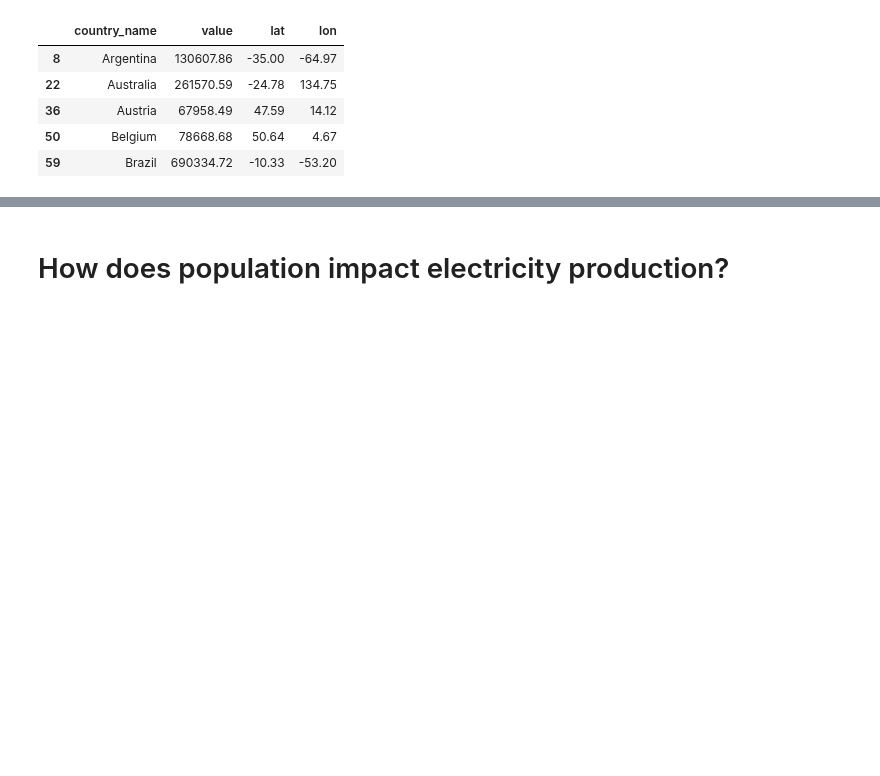
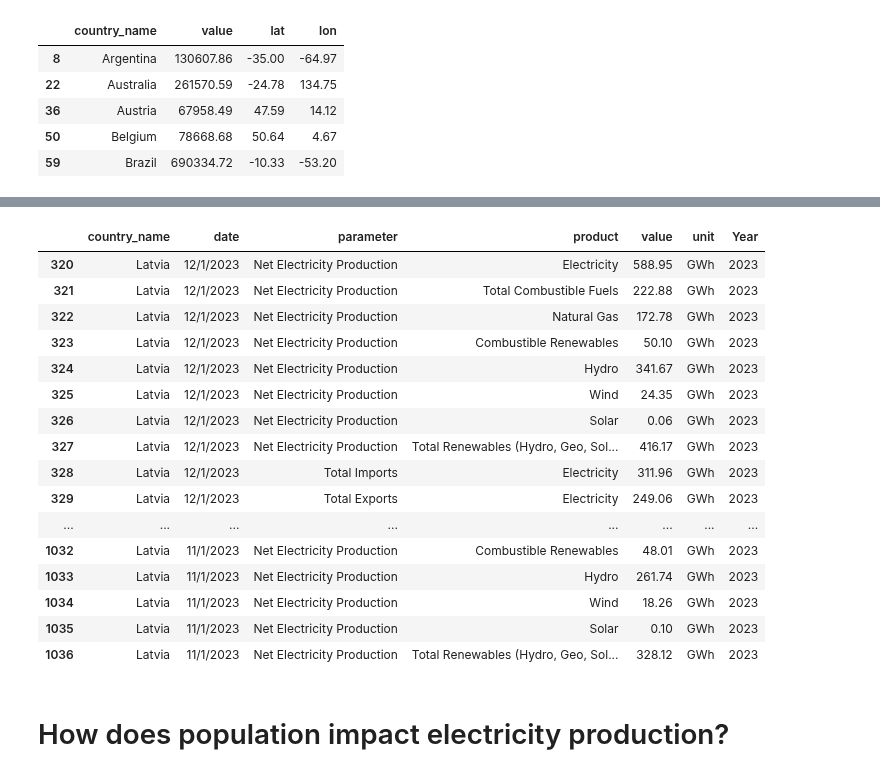
Before and after one commit to bburwinkel0721/Electric-Production, a Jupyter notebook: electricity_anaylsis.ipynb, the cells around one changed output, grey strips where cells are left out. Drawn from its saved outputs; the diff is of its cells as text; code cells hidden in the pictures; blank space fills up the shorter version.

```diff
--- a/electricity_anaylsis.ipynb
+++ b/electricity_anaylsis.ipynb
@@ -203,6 +206,26 @@ summary_statistics_2023
 | Turkey | 15447.99 | 9235.39 | 13.86 | 5530.18 | ... |
 | United Kingdom | 11034.46 | 313.17 | 155.10 | 7762.82 | ... |
 | United States | 213994.38 | 58920.67 | 2526.20 | 147815.88 | ... |
+# %%
+original_df[original_df['country_name']=='Latvia'].head(20)
+# %% [output]
+|  | country_name | date | parameter | product | value | unit | Year |
+| 320 | Latvia | 12/1/2023 | Net Electricity Production | Electricity | 588.95 | GWh | 2023 |
+| 321 | Latvia | 12/1/2023 | Net Electricity Production | Total Combustible Fuels | 222.88 | GWh | 2023 |
+| 322 | Latvia | 12/1/2023 | Net Electricity Production | Natural Gas | 172.78 | GWh | 2023 |
+| 323 | Latvia | 12/1/2023 | Net Electricity Production | Combustible Renewables | 50.10 | GWh | 2023 |
+| 324 | Latvia | 12/1/2023 | Net Electricity Production | Hydro | 341.67 | GWh | 2023 |
+| 325 | Latvia | 12/1/2023 | Net Electricity Production | Wind | 24.35 | GWh | 2023 |
+| 326 | Latvia | 12/1/2023 | Net Electricity Production | Solar | 0.06 | GWh | 2023 |
+| 327 | Latvia | 12/1/2023 | Net Electricity Production | Total Renewables (Hydro, Geo, Sol... | 416.17 | GWh | 2023 |
+| 328 | Latvia | 12/1/2023 | Total Imports | Electricity | 311.96 | GWh | 2023 |
+| 329 | Latvia | 12/1/2023 | Total Exports | Electricity | 249.06 | GWh | 2023 |
+| ... | ... | ... | ... | ... | ... | ... | ... |
+| 1032 | Latvia | 11/1/2023 | Net Electricity Production | Combustible Renewables | 48.01 | GWh | 2023 |
+| 1033 | Latvia | 11/1/2023 | Net Electricity Production | Hydro | 261.74 | GWh | 2023 |
+| 1034 | Latvia | 11/1/2023 | Net Electricity Production | Wind | 18.26 | GWh | 2023 |
+| 1035 | Latvia | 11/1/2023 | Net Electricity Production | Solar | 0.10 | GWh | 2023 |
+| 1036 | Latvia | 11/1/2023 | Net Electricity Production | Total Renewables (Hydro, Geo, Sol... | 328.12 | GWh | 2023 |
 # %% [markdown]
 # How does population impact electricity production?
 # %% [markdown]
```
Also changed, not shown: parts of 1 cell of this notebook.
